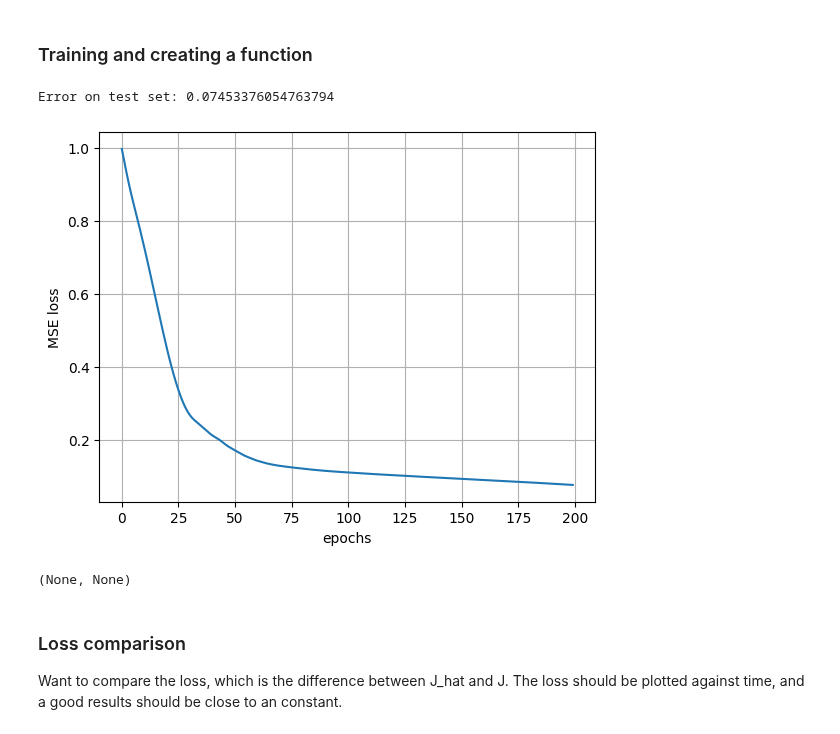
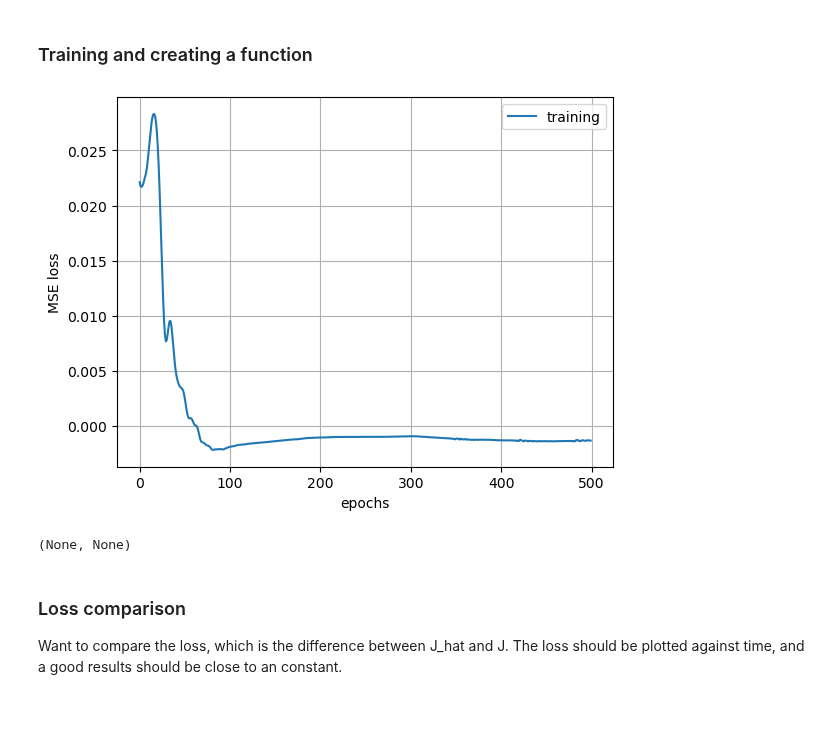
Before and after one commit to emilj610/pyworld3A3, a Jupyter notebook: reinforcementLearning.ipynb, the cells around one changed output. Saved outputs shown, nothing was run; the diff lists cells and outputs as text; code cells hidden in the pictures.

```diff
--- a/reinforcementLearning.ipynb
+++ b/reinforcementLearning.ipynb
@@ -102,15 +102,13 @@ class neuralNet(nn.Module):
     def __init__(self, in_dim, out_dim):
         # 2 hidden layers
         super(neuralNet, self).__init__()
-        self.input_layer = nn.Linear(in_features=in_dim+1, out_features=32)
+        self.input_layer = nn.Linear(in_features=in_dim, out_features=32)
         self.hidden_layer1 = nn.Linear(in_features=32, out_features=64)
         self.hidden_layer2 = nn.Linear(in_features=64, out_features=32)
         self.outLayer = nn.Linear(in_features=32, out_features=out_dim)
 
     def forward(self, x):
         # forward pass with relu activation function
-        ones = torch.ones((x.shape[0], 1))
-        x = torch.cat((x, ones), dim=1)
         x = self.input_layer(x)
         x = torch.relu(self.hidden_layer1(x))
         x = torch.relu(self.hidden_layer2(x))
@@ -142,36 +156,2 @@ J_test = torch.tensor(J_test, dtype=torch.float32)
 # %% [markdown]
 ### Training and creating a function
-# %%
-model = neuralNet(X_train.shape[1], 1)
-loss_func = nn.MSELoss()
-optimizer = torch.optim.Adam(model.parameters(), lr=0.001)
-
-epochs = 200
-losses = np.zeros((epochs,1))
-model.train()
-
-for epoch in tqdm(range(epochs)):
-    J_pred = model.forward(X_train)
-    loss = loss_func(J_pred, J_train)
-
-    optimizer.zero_grad()
-    loss.backward()
-    optimizer.step()
-    losses[epoch] = loss.item()
-
-model.eval()
-
-with torch.no_grad():
-    J_pred = model.forward(X_test)
-    loss = loss_func(J_pred, J_test)
-
-    print("Error on test set:", loss.item())
-
-plt.plot(losses)
-plt.xlabel("epochs")
-plt.ylabel("MSE loss")
-plt.grid(), plt.show()
-# %% [output]
-Error on test set: 0.07453376054763794
-[figure, removed]
-(None, None)
@@ -178,3 +196,14 @@ Error on test set: 0.07453376054763794
+# %%
+
+plt.plot(losses-test_losses, label="training")
+#plt.plot(test_loss, label="test")
+plt.xlabel("epochs")
+plt.ylabel("MSE loss")
+plt.legend()
+plt.grid(), plt.show()
+# %% [output]
+[figure, added]
+(None, None)
 # %% [markdown]
 ### Loss comparison
 Want to compare the loss, which is the difference between J_hat and J. The loss should be plotted against time, and a good results should be close to an constant.
```
Also changed, not shown: parts of 10 cells of this notebook.
